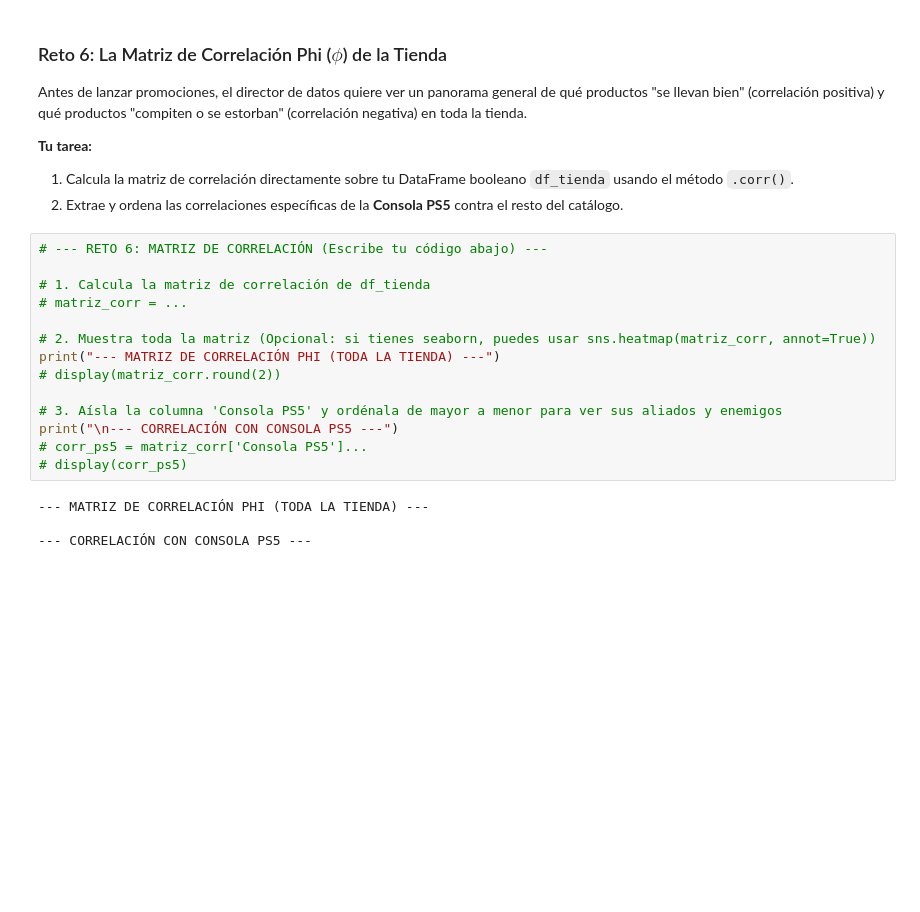
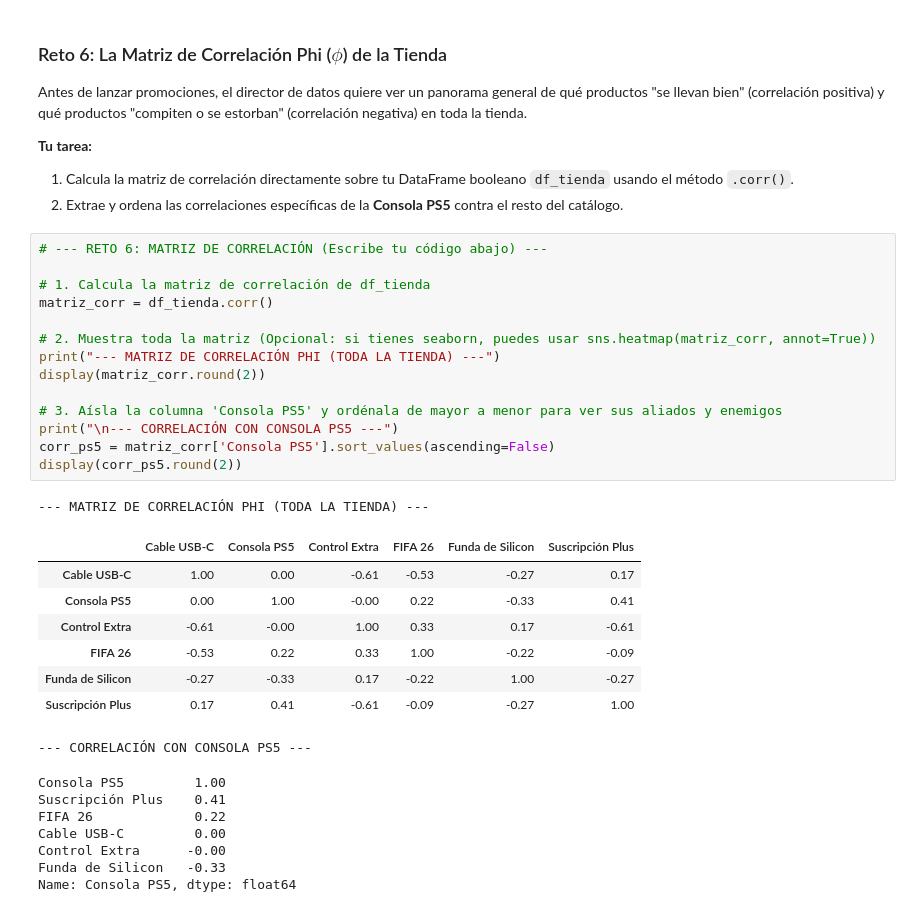
Before and after one commit to pecezon/MineriaDeDatos, a Jupyter notebook: Assoc Rules Direction Classwork.ipynb, the cells around one changed output. Saved outputs shown, nothing was run; the diff lists cells and outputs as text; blank space fills up the shorter version.

```diff
--- a/Assoc Rules Direction Classwork.ipynb
+++ b/Assoc Rules Direction Classwork.ipynb
@@ -185,21 +188,34 @@ Antes de lanzar promociones, el director de datos quiere ver un panorama general
 # %%
 # --- RETO 6: MATRIZ DE CORRELACIÓN (Escribe tu código abajo) ---
 
 # 1. Calcula la matriz de correlación de df_tienda
-# matriz_corr = ...
+matriz_corr = df_tienda.corr()
 
 # 2. Muestra toda la matriz (Opcional: si tienes seaborn, puedes usar sns.heatmap(matriz_corr, annot=True))
 print("--- MATRIZ DE CORRELACIÓN PHI (TODA LA TIENDA) ---")
-# display(matriz_corr.round(2))
+display(matriz_corr.round(2))
 
 # 3. Aísla la columna 'Consola PS5' y ordénala de mayor a menor para ver sus aliados y enemigos
 print("\n--- CORRELACIÓN CON CONSOLA PS5 ---")
-# corr_ps5 = matriz_corr['Consola PS5']...
-# display(corr_ps5)
+corr_ps5 = matriz_corr['Consola PS5'].sort_values(ascending=False)
+display(corr_ps5.round(2))
 # %% [output]
 --- MATRIZ DE CORRELACIÓN PHI (TODA LA TIENDA) ---
-
---- CORRELACIÓN CON CONSOLA PS5 ---
+|  | Cable USB-C | Consola PS5 | Control Extra | FIFA 26 | Funda de Silicon | Suscripción Plus |
+| Cable USB-C | 1.00 | 0.00 | -0.61 | -0.53 | -0.27 | 0.17 |
+| Consola PS5 | 0.00 | 1.00 | -0.00 | 0.22 | -0.33 | 0.41 |
+| Control Extra | -0.61 | -0.00 | 1.00 | 0.33 | 0.17 | -0.61 |
+| FIFA 26 | -0.53 | 0.22 | 0.33 | 1.00 | -0.22 | -0.09 |
+| Funda de Silicon | -0.27 | -0.33 | 0.17 | -0.22 | 1.00 | -0.27 |
+| Suscripción Plus | 0.17 | 0.41 | -0.61 | -0.09 | -0.27 | 1.00 |
+--- CORRELACIÓN CON CONSOLA PS5 ---
+Consola PS5         1.00
+Suscripción Plus    0.41
+FIFA 26             0.22
+Cable USB-C         0.00
+Control Extra      -0.00
+Funda de Silicon   -0.33
+Name: Consola PS5, dtype: float64
 # %% [markdown]
 ### 🧠 Fase 9: Defensa de Correlación (Responde aquí)
 
```
Also changed, not shown: parts of 3 cells of this notebook.
